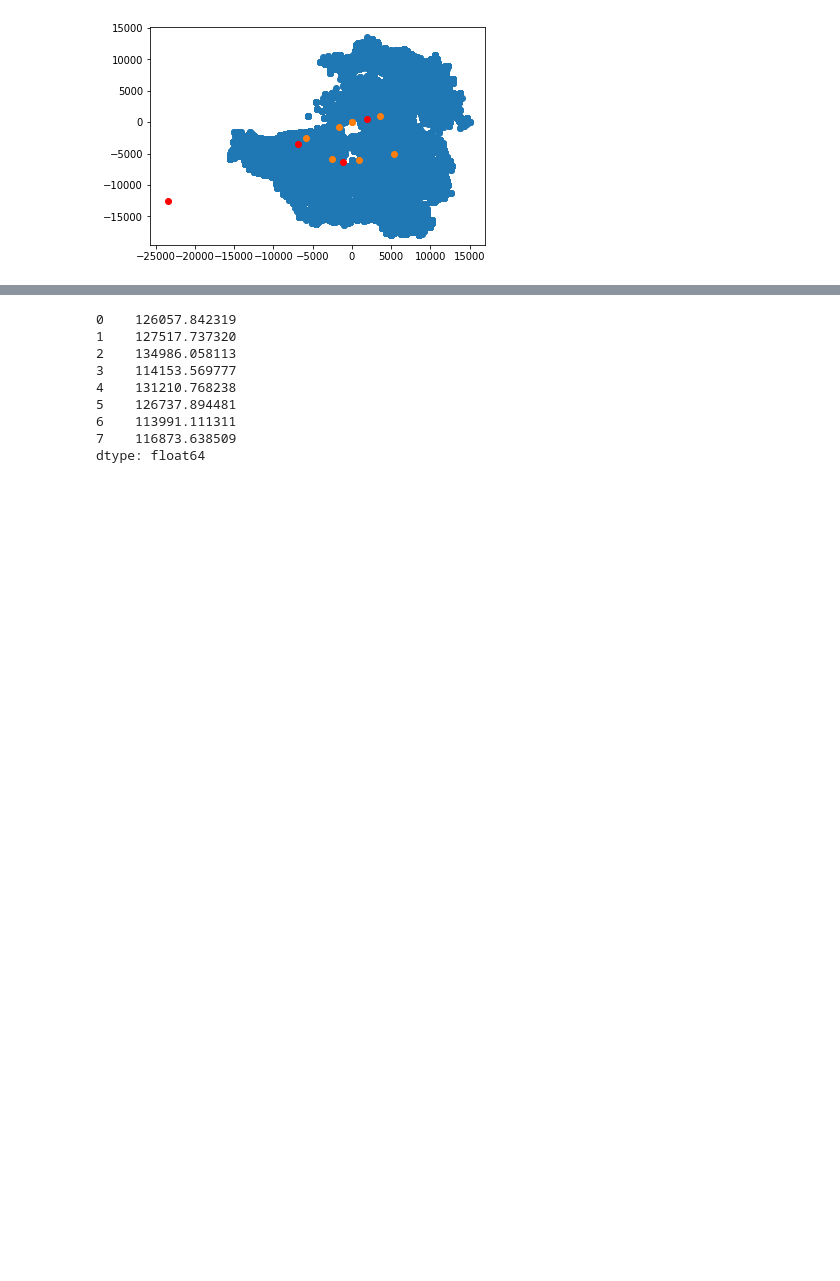
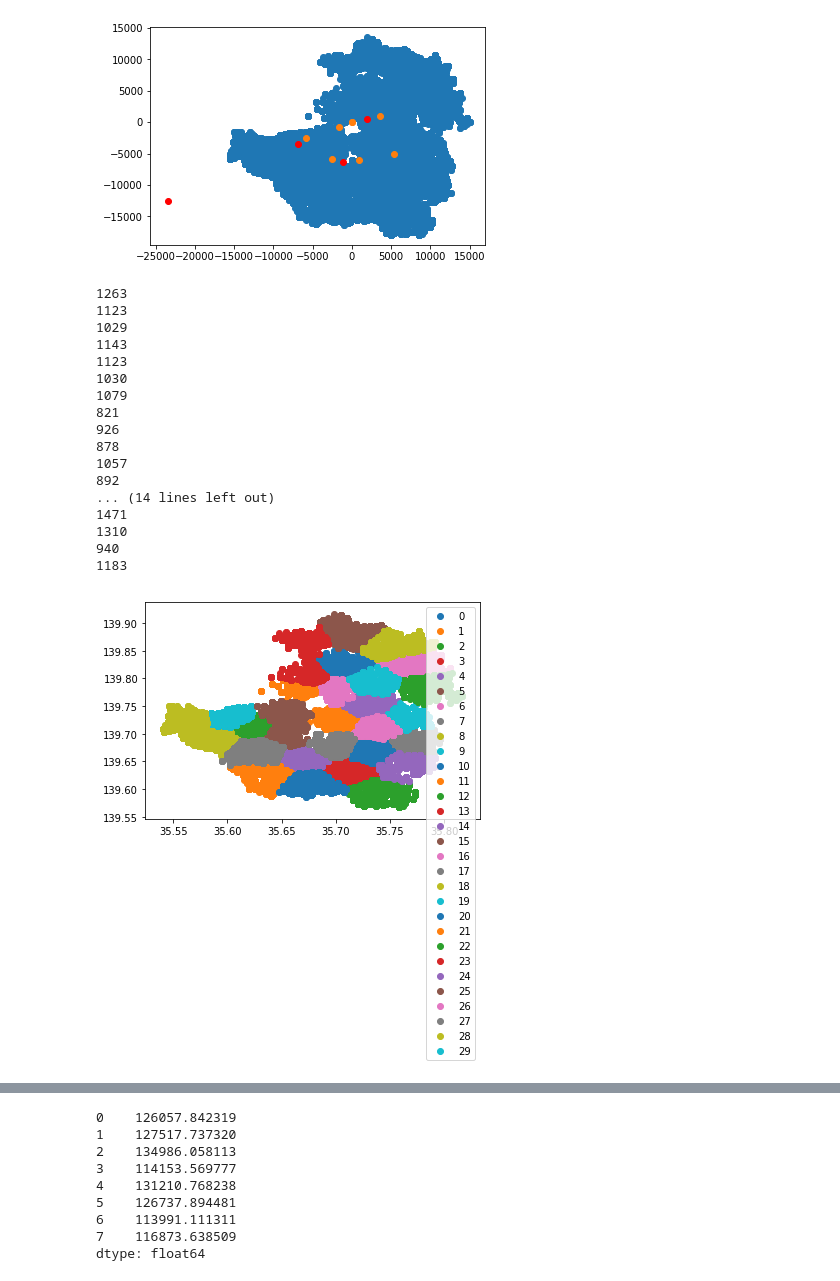
Before and after one commit to MosasoM/mynavi, a Jupyter notebook: mynavi_datavis.ipynb, the cells around one changed output, grey strips where cells are left out. Drawn from its saved outputs; the diff is of its cells as text; code cells hidden in the pictures; blank space fills up the shorter version.

```diff
--- a/mynavi_datavis.ipynb
+++ b/mynavi_datavis.ipynb
@@ -84,3 +84,42 @@ ax.scatter(addx,addy,color="red")
 # %% [output]
 <matplotlib.collections.PathCollection at 0x...>
 [figure]
+# %%
+# hoge = [x,y]
+# hoge = np.array(hoge).T
+hoge = train[["ido","keido"]].values
+kmeans = KMeans(n_clusters=30)
+kmeans.fit(hoge)
+
+cs = [[] for i in range(max(kmeans.labels_) +1)]
+for i in range(len(hoge)):
+    cs[kmeans.labels_[i]].append(hoge[i])
+
+fig = plt.figure()
+ax = fig.add_subplot(1,1,1)
+ind = 0
+for c in cs:
+    print(len(c))
+    ct = np.array(c).T
+    ax.scatter(ct[0],ct[1],label=ind)
+    ind += 1
+    ax.legend()
+# %% [output]
+1263
+1123
+1029
+1143
+1123
+1030
+1079
+821
+926
+878
+1057
+892
+... (14 lines left out)
+1471
+1310
+940
+1183
+[figure, added]
```
Also changed, not shown: parts of 1 cell of this notebook, 16 other files.
